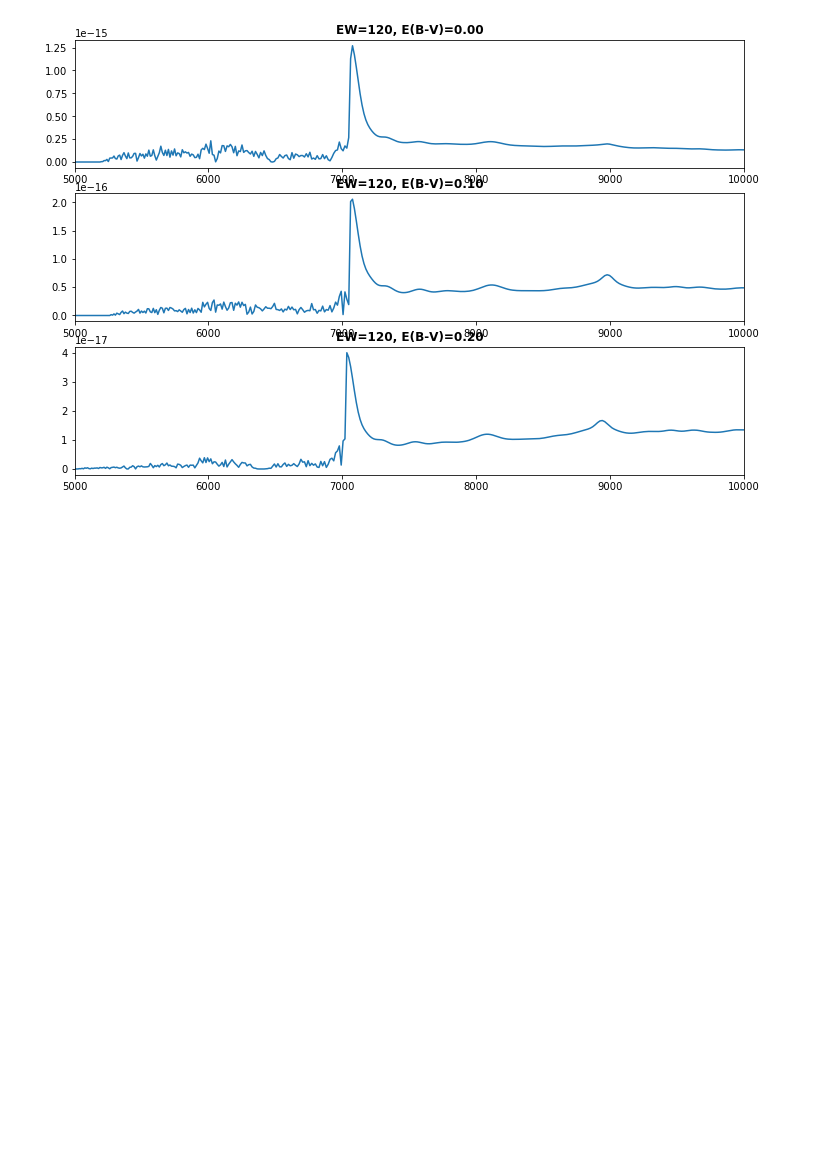
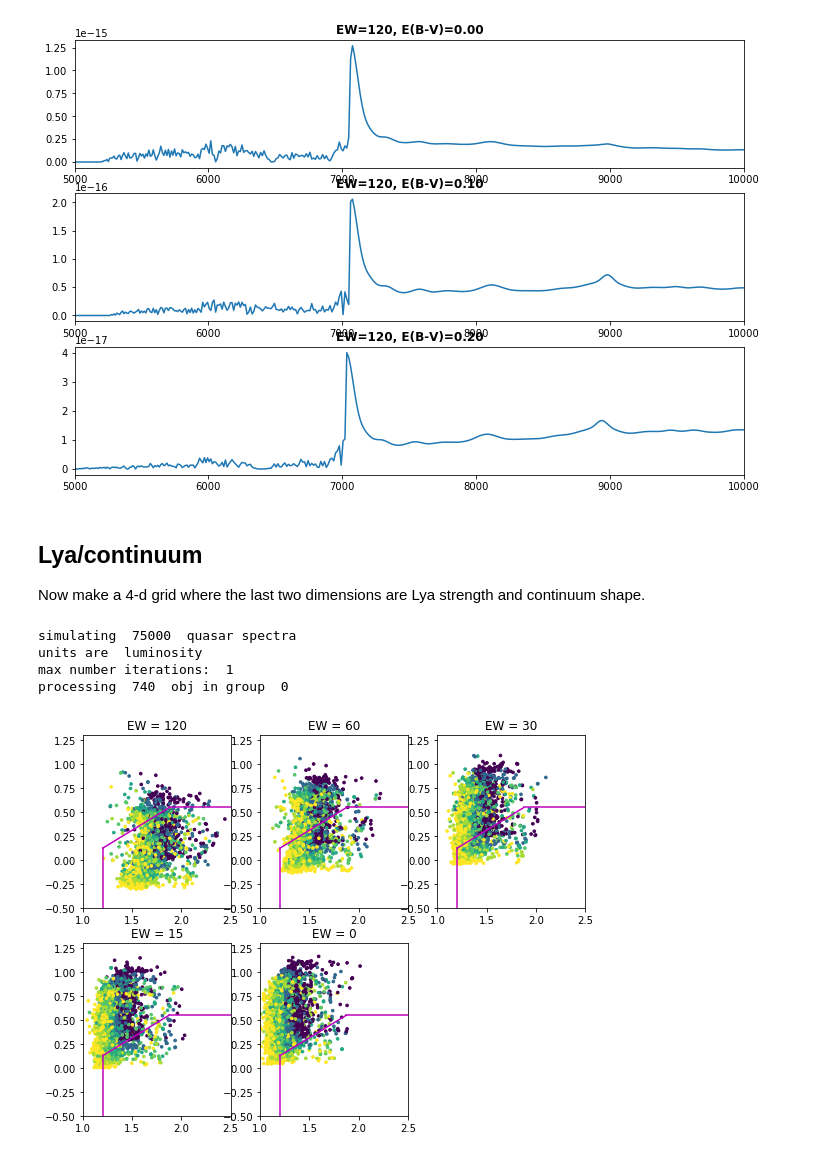
Before and after one commit to imcgreer/simqso, a Jupyter notebook: examples/z5LyaDust.ipynb, the cells around one changed output. Drawn from its saved outputs; the diff is of its cells as text; code cells hidden in the pictures; blank space fills up the shorter version.

Commit message:
add investigation of LyaEW/UVslope

```diff
--- a/examples/z5LyaDust.ipynb
+++ b/examples/z5LyaDust.ipynb
@@ -116,3 +118,47 @@ for _i,i in enumerate(ii):
 # %% [output]
 [750 850 950]
 [figure]
+# %% [markdown]
+## Lya/continuum
+
+Now make a 4-d grid where the last two dimensions are Lya strength and continuum shape.
+# %%
+M = AbsMagVar(UniformSampler(-29,-24),restWave=1450)
+z = RedshiftVar(UniformSampler(4.7,5.3))
+lya = GaussianLineEqWidthVar(FixedSampler([0.,15,30,60,120]),'LyaEW',1215.67,5.0)
+uvslope = QsoSimVar(FixedSampler([-1.5,-1.0,-0.6,-0.4,-0.2,0.0]),'uvslope')
+qsoGrid = QsoSimGrid([M,z,lya,uvslope],(10,5,5,6),50,fixed_vars=['LyaEW','uvslope'],
+                     cosmo=WMAP9,units='luminosity')
+# %%
+contVar = BrokenPowerLawContinuumVar([ConstSampler(-1.5),
+                                      FixedSampler(qsoGrid.uvslope)],[1100.])
+qsoGrid.addVars([contVar,forestVar])
+# %%
+qsoGrid.loadPhotoMap([('SDSS','Legacy'),('UKIRT','UKIDSS_LAS')])
+# %%
+# ready to generate spectra
+_ = buildSpectraBySightLine(wave,qsoGrid,verbose=5)
+# %% [output]
+simulating  75000  quasar spectra
+units are  luminosity
+max number iterations:  1
+processing  740  obj in group  0
+# %%
+g_mags = qsoGrid.asGrid('synMag')
+g_z = qsoGrid.asGrid('z')
+g_a = qsoGrid.asGrid('uvslope')
+figure(figsize=(9,7))
+for ew_i in range(5):
+    ax = subplot(2,3,ew_i+1)
+    scatter(g_mags[:,:,4-ew_i,:,::5,2]-g_mags[:,:,4-ew_i,:,::5,3],
+            g_mags[:,:,4-ew_i,:,::5,3]-g_mags[:,:,4-ew_i,:,::5,4],
+           c=g_a[:,:,4-ew_i,:,::5],s=7)
+    ax.set_title('EW = %d' % qsoGrid.gridCenters[2][4-ew_i])
+    ax.plot([1.2,1.2],[-0.5,0.13],c='m')
+    ax.plot([1.875,2.5],[0.55,0.55],c='m')
+    ri = linspace(1.2,1.875,2)
+    ax.plot(ri,polyval([0.625,0],ri-1),c='m')
+    ax.set_xlim(1.0,2.5)
+    ax.set_ylim(-0.5,1.3)
+# %% [output]
+[figure, added]
```
Also changed, not shown: parts of 12 cells of this notebook.
